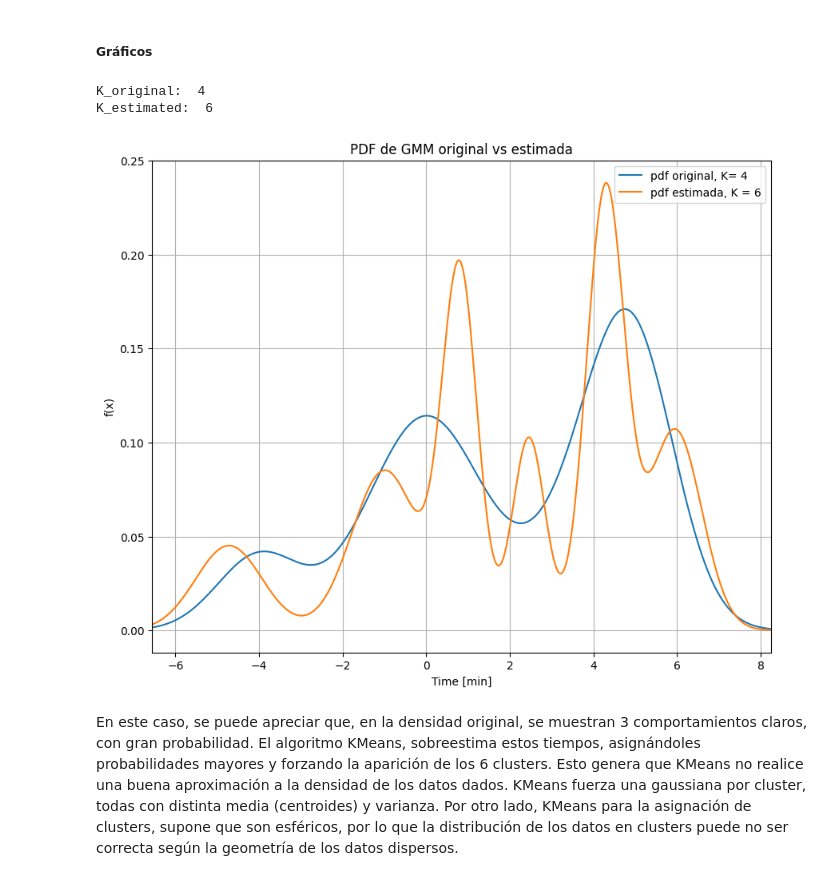
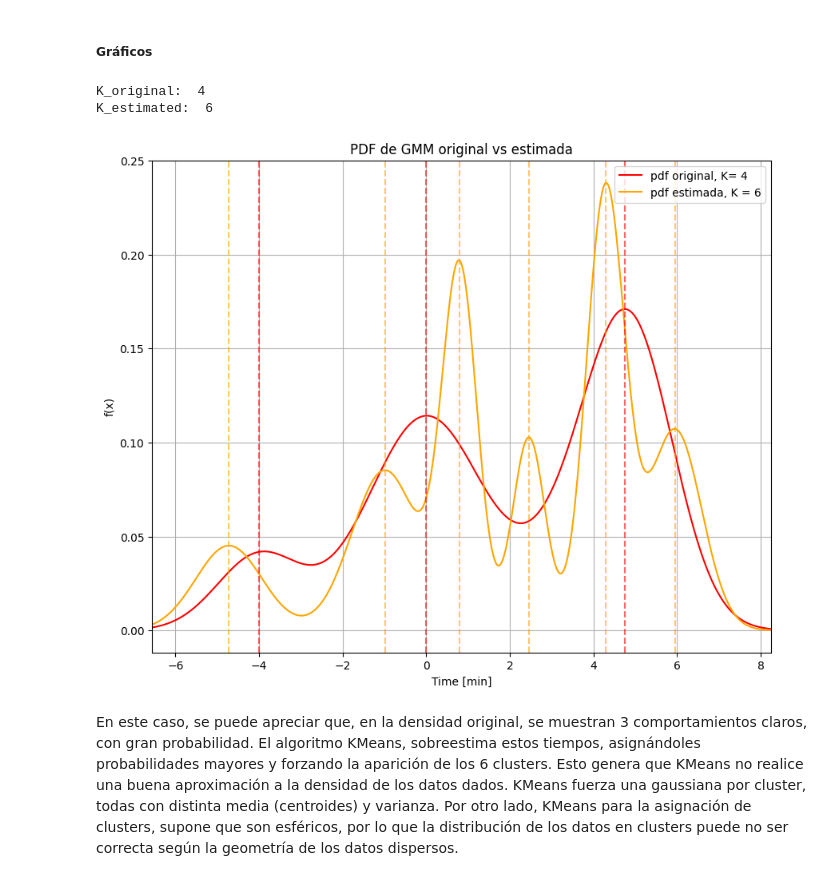
Before and after one commit to Jsar9/Signal-Processing-Workshop, a Jupyter notebook: TPs/TP10/TP10_SARMIENTO_104241.ipynb, the cells around one changed output. Drawn from its saved outputs; the diff is of its cells as text; code cells hidden in the pictures.

```diff
--- a/TPs/TP10/TP10_SARMIENTO_104241.ipynb
+++ b/TPs/TP10/TP10_SARMIENTO_104241.ipynb
@@ -325,36 +325,70 @@ for k in range(K_original):
 
     # Se calcula la pdf de la componente k, utilizando las medias y desviaciones estándar
     component_original_pdf = gaussian_pdf(x_plot, mean = original_means[k], std = original_stds[k])
 
     # Se suma la componente k a la mezcla
     original_pdf  += original_weights[k] * component_original_pdf
 
 # Se calcula la pdf de la estimación con kmeans
 for k in range(K_kmeans):
 
     # Se calcula la pdf de la componente k, utilizando las medias y desviaciones estándar
     component_estimated_pdf = gaussian_pdf(x_plot, mean = means_kmeans[k], std = stds_kmeans[k])
 
     # Se suma la componente k a la mezcla
     estimated_pdf  += weights_kmeans[k] * component_estimated_pdf
 
 
+
+#### GRAFICOS
+
+vlines1 = [original_means[0], original_means[1], 4.75]
+vlines2 = means_kmeans.tolist()
+
+color1 = 'red'
+color2 = 'orange'
+
 plt.figure(figsize=(10,8))
-plt.plot(x_plot,original_pdf, label = f'pdf original, K= {K_original}')
-plt.plot(x_plot,estimated_pdf, label = f'pdf estimada, K = {K_kmeans}')
+plt.plot(x_plot,original_pdf, label = f'pdf original, K= {K_original}', color = color1)
+plt.plot(x_plot,estimated_pdf, label = f'pdf estimada, K = {K_kmeans}', color=color2)
+
+
+#### Se grafican las lineas verticales y se reinician los colores
+plt.gca().set_prop_cycle(None)
+
+for v in vlines1:
+    plt.axvline(v, color=color1, linestyle="--", alpha=0.6)
+
+for v in vlines2:
+    plt.axvline(v, color=color2, linestyle="--", alpha=0.6)
+
+
+# #### Se especifica que los valores del eje tengan solo 1 decimal
+# plt.gca().xaxis.set_major_formatter(plt.FuncFormatter(lambda x, _: f"{x:.1f}"))
+
+# #### Se colocan los valores para cada una de las medias en el eje de tiempo
+# all_vlines = vlines1+vlines2
+
+# #Se remueven duplicados y se ordena
+# xticks = sorted(list(set(all_vlines)))
+
+# #Se agregan los valores al eje x
+# plt.xticks(xticks)
+
+
 plt.xlabel('Time [min]')
 plt.ylabel('f(x)')
 plt.legend()
 plt.grid()
 plt.xlim([np.min(x_plot),np.max(x_plot)])
 plt.title('PDF de GMM original vs estimada')
 
 print('K_original: ', K_original)
 print('K_estimated: ', K_kmeans)
 # %% [output]
 K_original:  4
 K_estimated:  6
-[figure, old version]
+[figure, new version]
 # %% [markdown]
 En este caso, se puede apreciar que, en la densidad original, se muestran 3 comportamientos claros, con gran probabilidad. El algoritmo KMeans, sobreestima estos tiempos, asignándoles probabilidades mayores y forzando la aparición de los 6 clusters. Esto genera que KMeans no realice una buena aproximación a la densidad de los datos dados. KMeans fuerza una gaussiana por cluster, todas con distinta media (centroides) y varianza. Por otro lado, KMeans para la asignación de clusters, supone que son esféricos, por lo que la distribución de los datos en clusters puede no ser correcta según la geometría de los datos dispersos.
 # %% [markdown]
```
Also changed, not shown: parts of 4 cells of this notebook.
